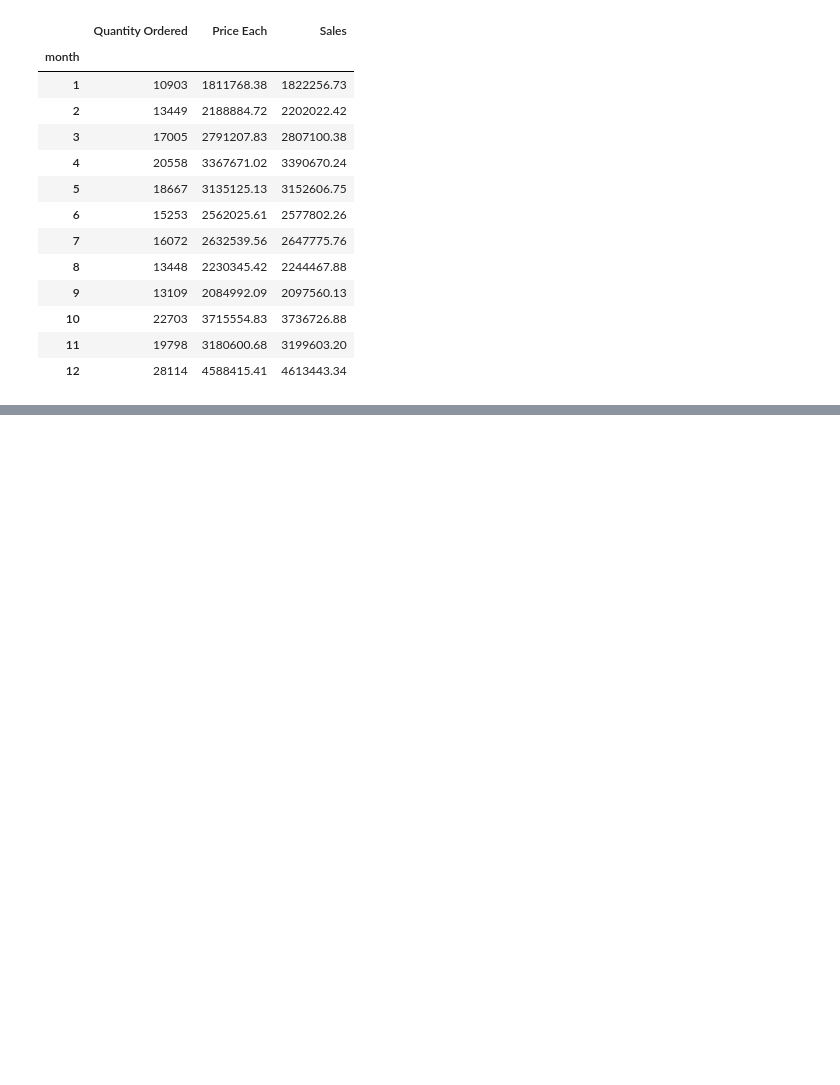
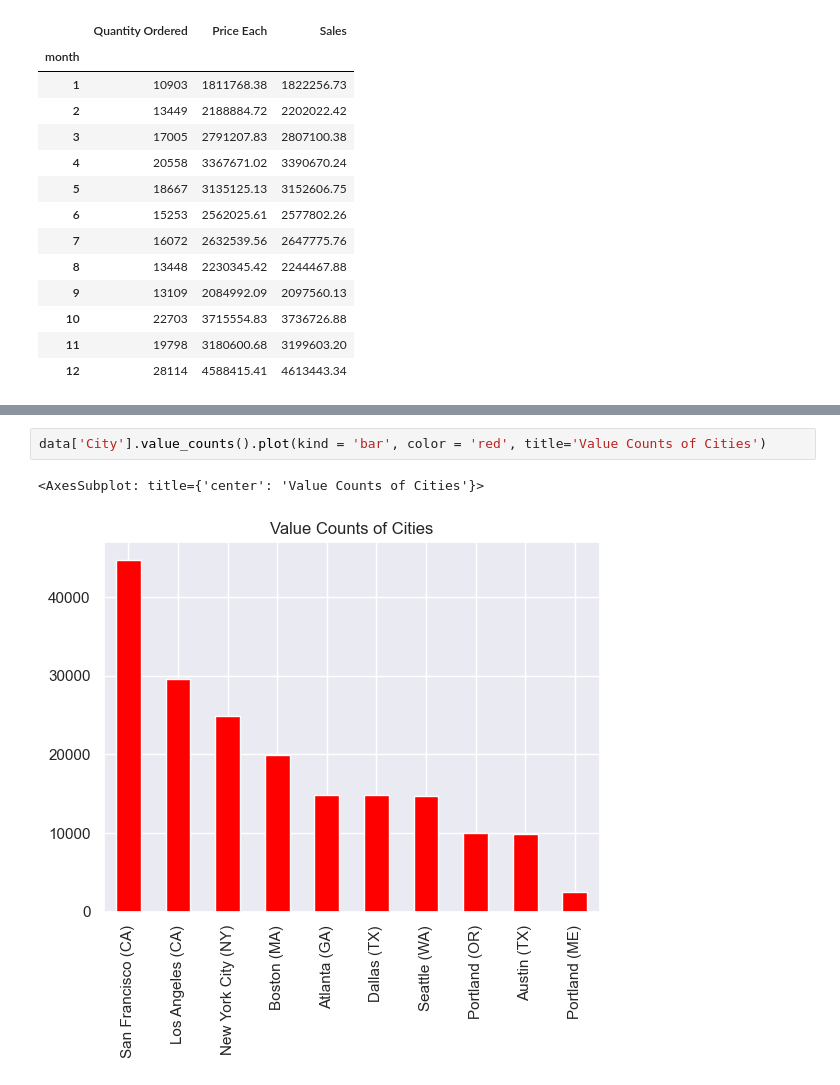
Before and after one commit to PrabhuKiran8790/Exploratory-data-analysis-using-python, a Jupyter notebook: real_world_sales_analysis.ipynb, the cells around one changed output, grey strips where cells are left out. Saved outputs shown, nothing was run; the diff lists cells and outputs as text; blank space fills up the shorter version.

```diff
--- a/real_world_sales_analysis.ipynb
+++ b/real_world_sales_analysis.ipynb
@@ -287,0 +352,5 @@ fig.show()
+# %%
+data['City'].value_counts().plot(kind = 'bar', color = 'red', title='Value Counts of Cities')
+# %% [output]
+<AxesSubplot: title={'center': 'Value Counts of Cities'}>
+[figure, added]
```
Also changed, not shown: parts of 41 cells of this notebook.
